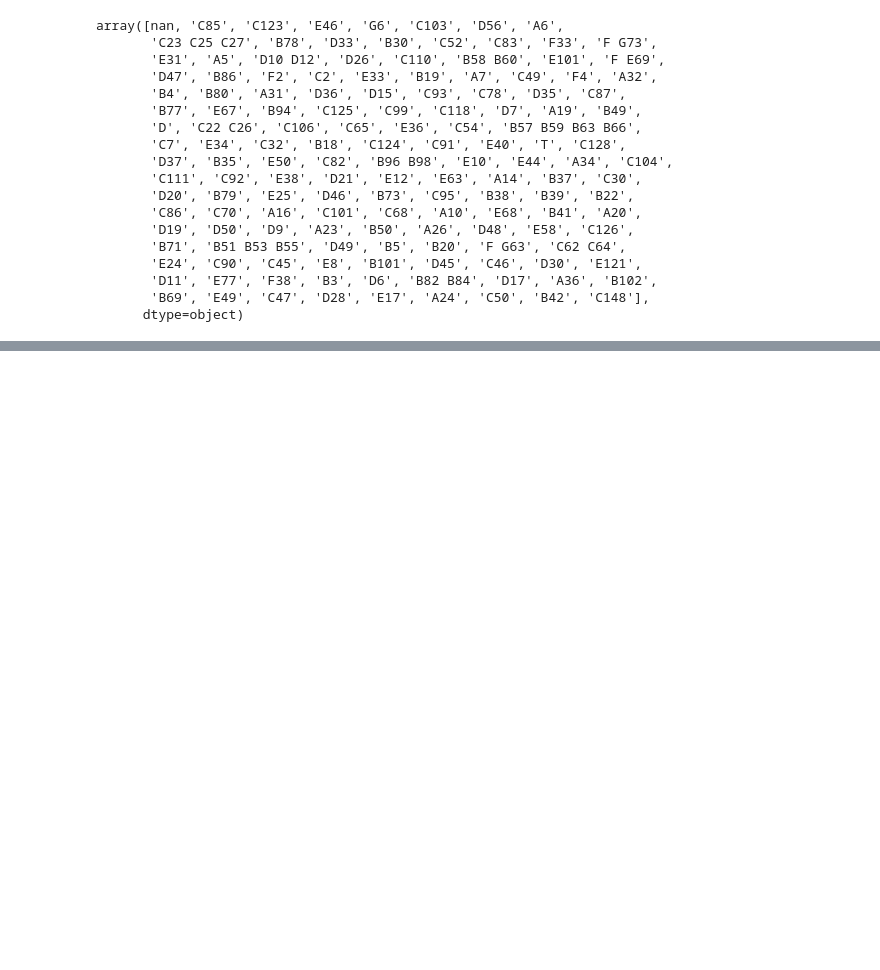
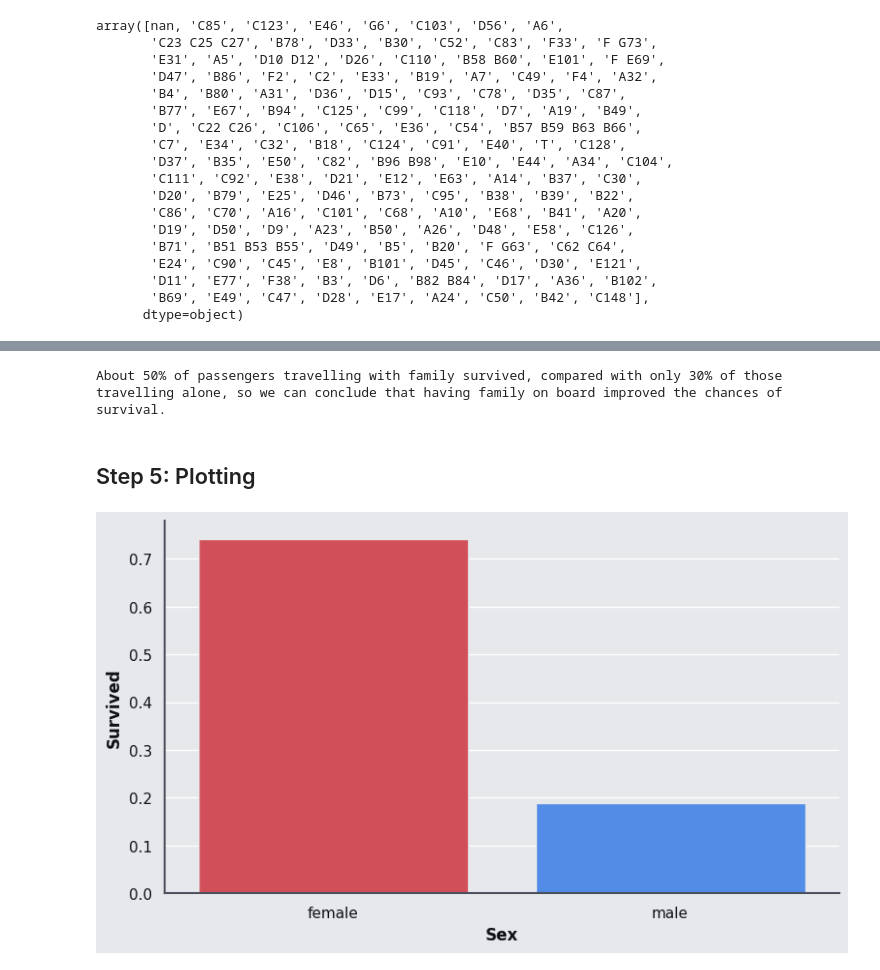
Before and after one commit to zece05/DSB-Unit-02, a Jupyter notebook: Labs/lab-eda-titanic/lab-eda-titanic-student-submission.ipynb, the cells around one changed output, grey strips where cells are left out. Saved outputs shown, nothing was run; the diff lists cells and outputs as text; code cells hidden in the pictures; blank space fills up the shorter version.

```diff
--- a/Labs/lab-eda-titanic/lab-eda-titanic-student-submission.ipynb
+++ b/Labs/lab-eda-titanic/lab-eda-titanic-student-submission.ipynb
@@ -102,0 +404,53 @@ array([' ¯\\(ツ)/¯ ', 'C85', 'C123', 'E46', 'G6', 'C103', 'D56', 'A6',
+# %%
+print("About 50% of passengers travelling with family survived, compared with only 30% of those travelling alone, so we can conclude that having family on board improved the chances of survival.")
+# %% [output]
+About 50% of passengers travelling with family survived, compared with only 30% of those travelling alone, so we can conclude that having family on board improved the chances of survival.
+# %% [markdown]
+## Step 5: Plotting
+# %%
+import numpy as np
+import pandas as pd
+import matplotlib.pyplot as plt
+from matplotlib.ticker import PercentFormatter
+import seaborn as sns
+
+BG, AXIS, TEXT = "#E6E8EB", "#4A505C", "#0D1117"
+PINK, CYAN, AMBER, VIOLET, TEAL = "#E63946", "#3A86FF", "#FB8500", "#8D99AE", "#2A9D8F"
+#PINK, CYAN, AMBER, VIOLET, TEAL = "#F72585", "#4CC9F0", "#FFB703", "#7B2CBF", "#2EC4B6"
+#RED, BLUE, ORANGE, STEEL, GREEN = "#E63946", "#3A86FF", "#FB8500", "#8D99AE", "#2A9D8F"
+
+
+sns.set_theme(style="darkgrid", palette=[PINK, CYAN, AMBER, VIOLET, TEAL], rc={
+    "figure.figsize": (9, 5),
+    "figure.facecolor": BG, "axes.facecolor": BG,
+    "axes.edgecolor": AXIS, "axes.linewidth": 1.5,
+    "axes.spines.top": False, "axes.spines.right": False,
+    "text.color": TEXT, "axes.labelcolor": TEXT,
+    "xtick.color": TEXT, "ytick.color": TEXT,
+    "axes.titleweight": "bold", "axes.titlesize": 16, "axes.labelweight": "bold",
+    "legend.frameon": False, "patch.edgecolor": BG,
+})
+
+def finish(ax, title, xlabel):
+    for bars in ax.containers:
+        ax.bar_label(bars, fmt="{:.0%}", color=TEXT, fontweight="bold", padding=3)
+    ax.yaxis.set_major_formatter(PercentFormatter(1))
+    ax.set_ylim(0, 1.1)
+    ax.set(xlabel=xlabel, ylabel="Survival Rate")
+    ax.set_title(title, loc="left", pad=15)
+    plt.show()
+# %%
+df_plot = df.copy()
+df_plot["Class"] = df_plot["Pclass"].map({1: "1st", 2: "2nd", 3: "3rd"})
+df_plot["Port"] = df_plot["Embarked"].map({"C": "Cherbourg", "Q": "Queenstown", "S": "Southampton"})
+df_plot["FamilySize"] = (df_plot["SibSp"] + df_plot["Parch"] + 1).clip(upper=5)
+df_plot["TravelGroup"] = np.where(df_plot["FamilySize"] == 1, "Alone", "With family")
+df_plot["AgeGroup"] = pd.cut(df_plot["Age"], bins=[0, 12, 17, 29, 49, 100],
+                       labels=["0-12", "13-17", "18-29", "30-49", "50+"])
+df_plot["Who"] = np.where(df_plot["Age"] < 16, "Child", np.where(df_plot["Sex"] == "female", "Woman", "Man"))
+CLASSES = ["1st", "2nd", "3rd"]
+# %%
+ax = sns.barplot(data=df_plot, x="Sex", y="Survived", hue="Sex", order=["female", "male"],
+                 palette={"female": PINK, "male": CYAN}, errorbar=None)
+# %% [output]
+[figure, added]
```
Also changed, not shown: parts of 55 cells of this notebook.
